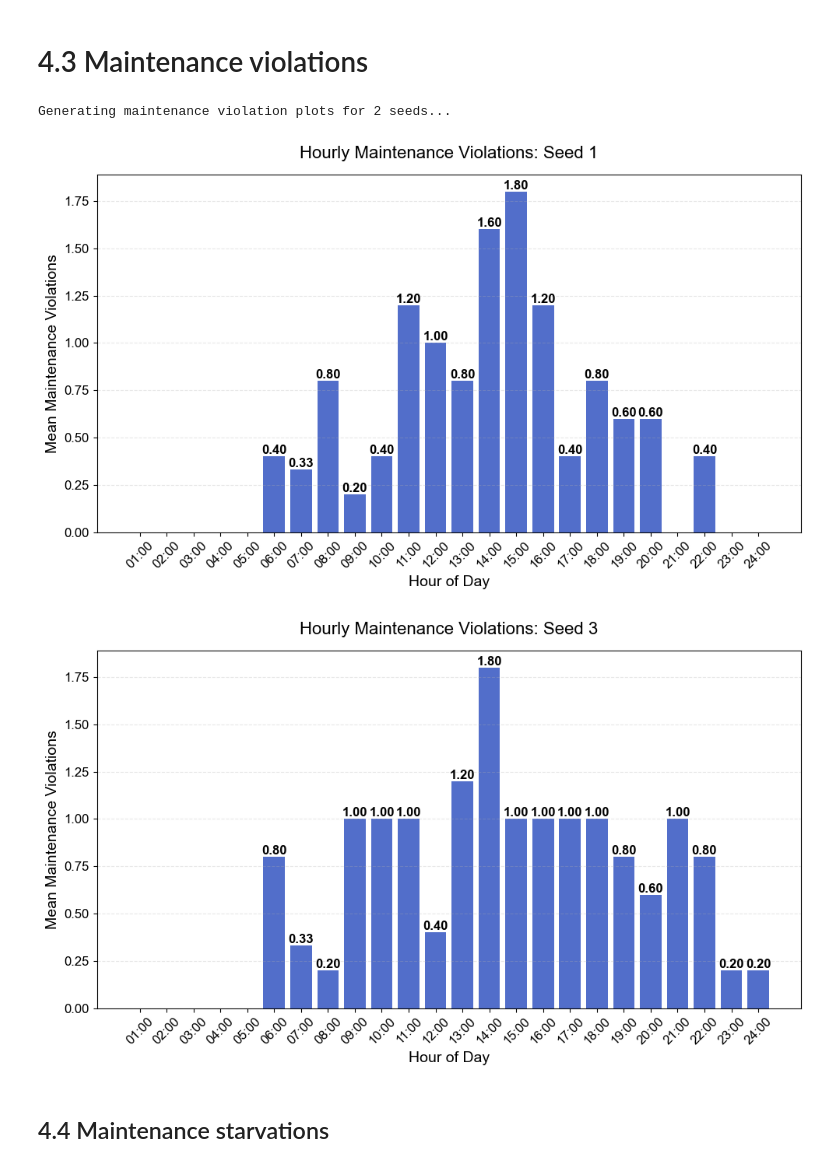
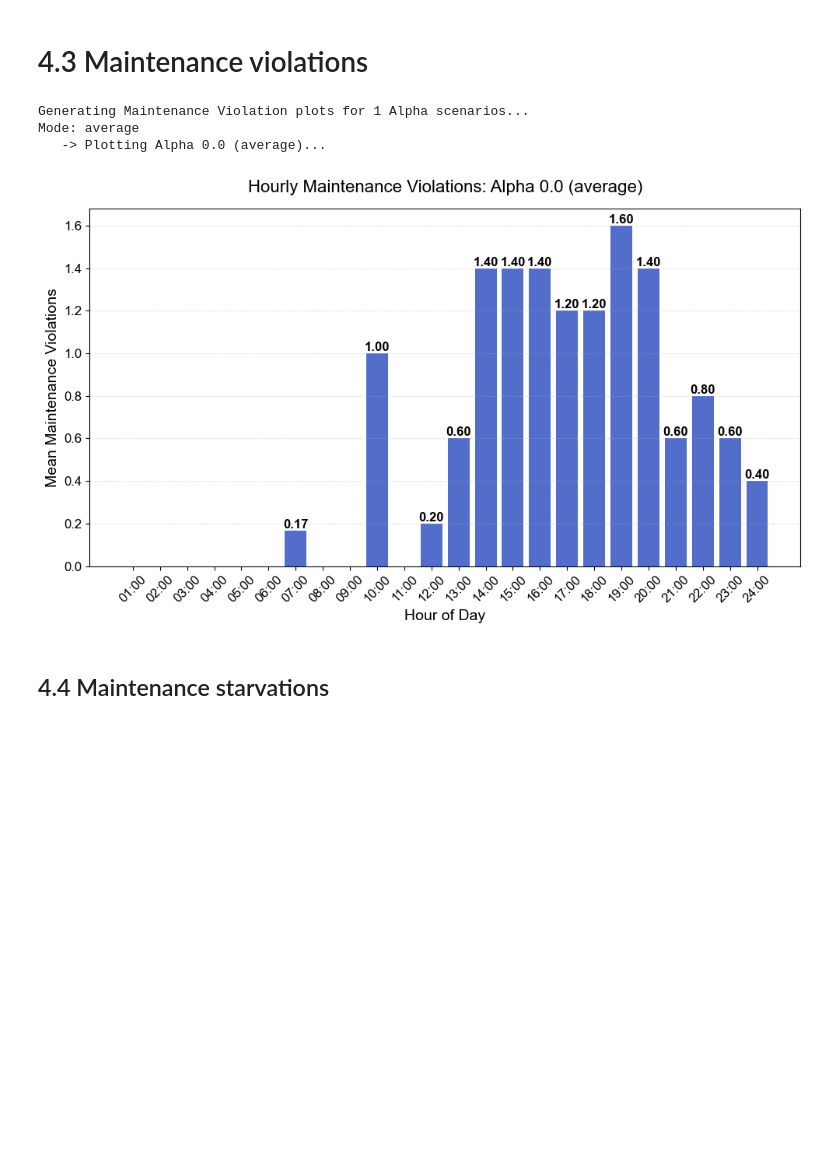
Before and after one commit to EECS-NTNU/FOMOsim, a Jupyter notebook: policies/sjovik_sund/Scripts/Maintenance_reward_analysis/alphas_and_seeds.ipynb, the cells around one changed output. Saved outputs shown, nothing was run; the diff lists cells and outputs as text; code cells hidden in the pictures; blank space fills up the shorter version.

```diff
--- a/policies/sjovik_sund/Scripts/Maintenance_reward_analysis/alphas_and_seeds.ipynb
+++ b/policies/sjovik_sund/Scripts/Maintenance_reward_analysis/alphas_and_seeds.ipynb
@@ -1274,60 +1357,64 @@ def plot_hourly_maintenance_violations(df_hourly, title_label, color_hex):
     plt.title(f"Hourly Maintenance Violations: {title_label}", fontsize=16, pad=15)
 
     # Value labels OUTSIDE bars
-    # We find max value to determine if we need extra headroom, though standard layout usually works
     for h, v in zip(hour_labels, maintV_vals):
         if v > 0.0:
             plt.text(
                 h,
                 v,                # Y-position: Top of the bar
                 f"{v:.2f}",       # Keep 2 decimals for small violation counts
                 ha='center',
                 va='bottom',      # Align bottom of text to value
                 color='black',
                 fontsize=12,
                 fontweight='bold'
             )
 
     plt.xticks(rotation=45, fontsize=12)
     plt.yticks(fontsize=12)
-    plt.grid(axis='y', linestyle='--', alpha=0.3) # Horizontal grid only usually looks cleaner
+    plt.grid(axis='y', linestyle='--', alpha=0.3)
 
     # Save
-    safe_label = title_label.replace(" ", "_").replace("(", "").replace(")", "")
+    safe_label = title_label.replace(" ", "_").replace("(", "").replace(")", "").replace(".", "pt")
+
     plt.tight_layout()
-    plt.savefig(f"mean_maintenance_violations_{safe_label}.svg")
+    plt.savefig(
+        f"mean_maintenance_violations_{safe_label}.svg",
+        bbox_inches='tight',  # Crops extra white space
+        pad_inches=0.02       # Leaves a tiny safety margin
+    )
     plt.show()
 
 # ---------------------------
-# 2. EXECUTION LOGIC
+# 2. EXECUTION LOGIC (Looping through Alphas)
 # ---------------------------
 
 # Define styling
 bar_color = colors[5][1]   # Blue (as requested)
 
-if selection_mode == "all":
-    print(f"Generating maintenance violation plots for {len(all_seeds_data)} seeds...")
+print(f"Generating Maintenance Violation plots for {len(alpha_results)} Alpha scenarios...")
+print(f"Mode: {selection_mode}")
 
-    for seed_num, data_dict in all_seeds_data.items():
-        plot_hourly_maintenance_violations(
-            df_hourly=data_dict["hourly"],
-            title_label=f"Seed {seed_num}",
-            color_hex=bar_color
-        )
+for alpha_val, data_dict in alpha_results.items():
 
-else:
-    # Single or Average Mode
-    print(f"Generating maintenance violation plot for: {source_label}")
+    # 1. Get the hourly dataframe for this Alpha
+    current_hourly_df = data_dict["hourly"]
 
+    # 2. Create Label
+    label_text = f"Alpha {alpha_val} ({selection_mode})"
+
+    # 3. Plot
+    print(f"   -> Plotting {label_text}...")
     plot_hourly_maintenance_violations(
-        df_hourly=hourly_data,
-        title_label=source_label,
+        df_hourly=current_hourly_df,
+        title_label=label_text,
         color_hex=bar_color
     )
 # %% [output]
-Generating maintenance violation plots for 2 seeds...
+Generating Maintenance Violation plots for 1 Alpha scenarios...
+Mode: average
+   -> Plotting Alpha 0.0 (average)...
-[figure, old version]
+[figure, new version]
-[figure, removed]
 # %% [markdown]
 ## 4.4 Maintenance starvations
 # %% [markdown]
```
Also changed, not shown: parts of 23 cells of this notebook.
